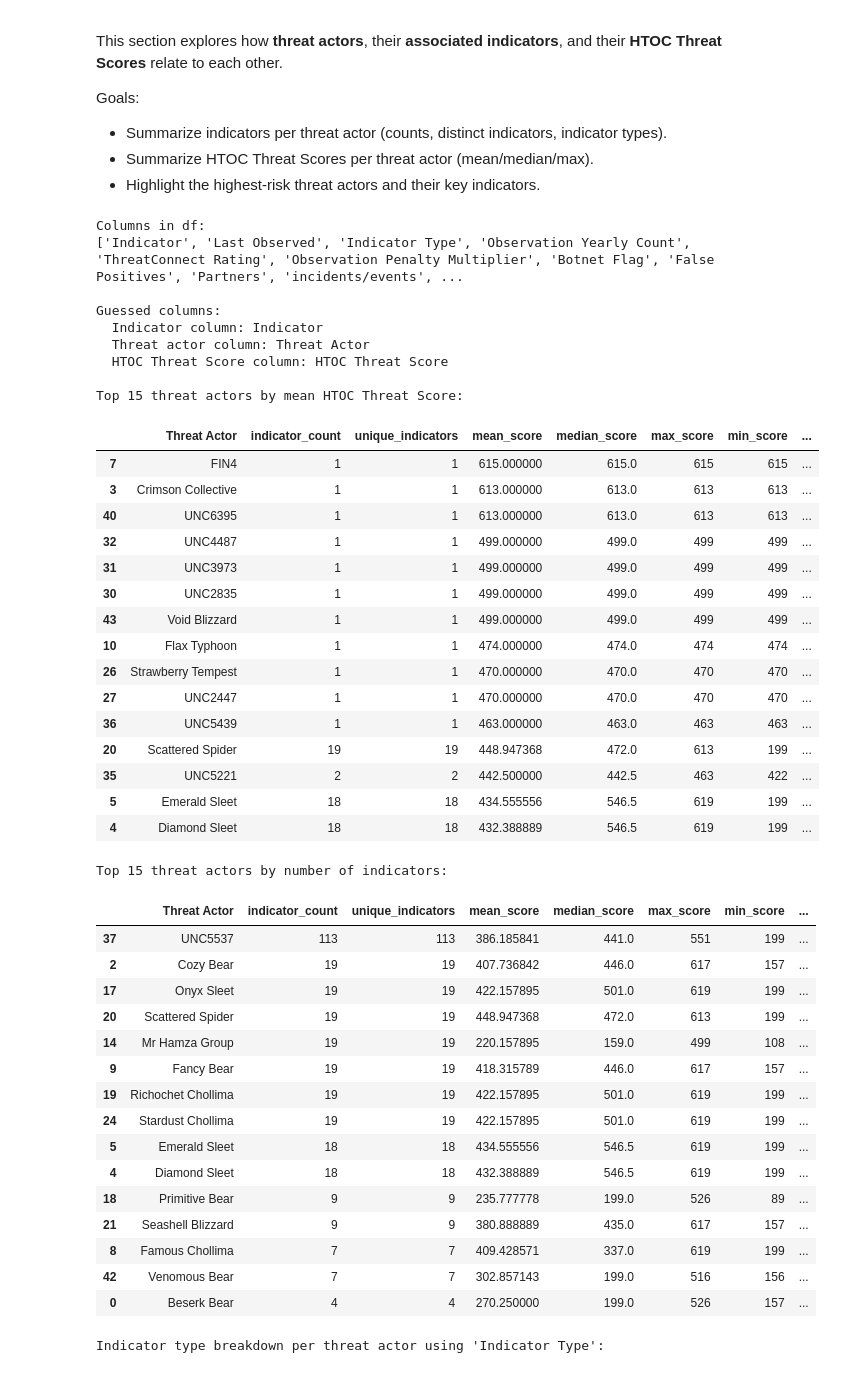
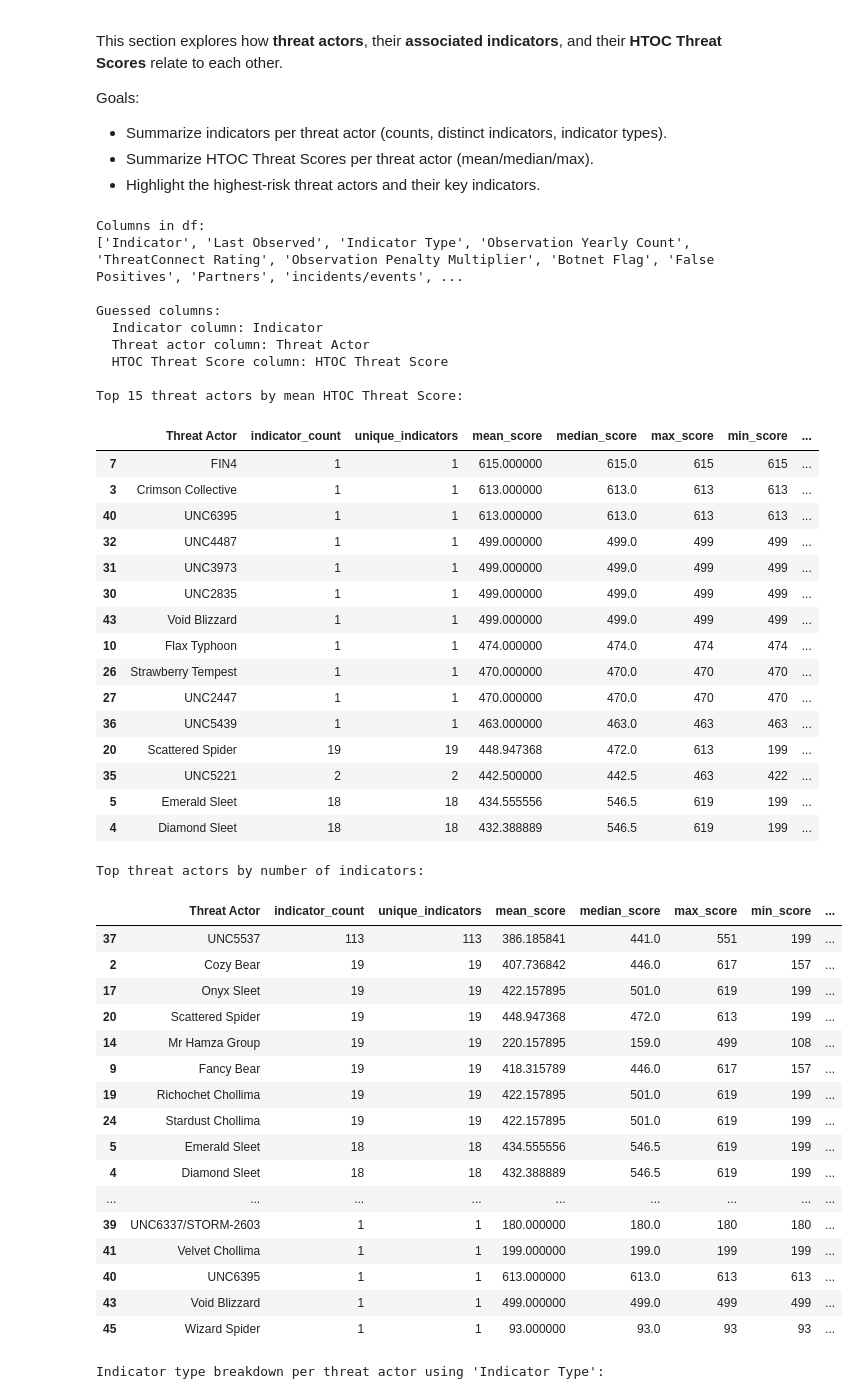
Before and after one commit to jaytlinaskew-OIS/HTOC, a Jupyter notebook: notebooks/ThreatAssessment Scoring/ThreatActorScoreAnalysis.ipynb, the cells around one changed output. Saved outputs shown, nothing was run; the diff lists cells and outputs as text; code cells hidden in the pictures.

```diff
--- a/notebooks/ThreatAssessment Scoring/ThreatActorScoreAnalysis.ipynb
+++ b/notebooks/ThreatAssessment Scoring/ThreatActorScoreAnalysis.ipynb
@@ -126,9 +126,9 @@ agg_sorted_by_score = agg.sort_values("mean_score", ascending=False)
 print("\nTop 15 threat actors by mean HTOC Threat Score:")
 display(agg_sorted_by_score.head(15))
 
-print("\nTop 15 threat actors by number of indicators:")
+print("\nTop threat actors by number of indicators:")
 agg_sorted_by_indicators = agg.sort_values("indicator_count", ascending=False)
-display(agg_sorted_by_indicators.head(15))
+display(agg_sorted_by_indicators)
 
 # Optional: indicator type breakdown per actor if column exists
 indicator_type_col = None
@@ -247,12 +247,28 @@ plt.ylabel("Threat Actor")
 plt.tight_layout()
 plt.show()
 
-# Combined barplot: indicator count and mean score by threat actor
-# Sort actors by mean score so y-axis is ordered by risk
+# Combined barplot: indicator count, mean HTOC score, and mean ThreatConnect score by threat actor
+# Sort actors by mean HTOC score so y-axis is ordered by risk
 combined = agg.sort_values("mean_score", ascending=False).copy()
+
+# Add mean ThreatConnect Score per threat actor if column exists
+threatconnect_score_col = None
+for c in df.columns:
+    if "threatconnect score" in c.lower():
+        threatconnect_score_col = c
+        break
+
+if threatconnect_score_col is not None:
+    tc_mean = (
+        work_df.groupby(threat_actor_col)[threatconnect_score_col]
+        .mean()
+        .reset_index(name="mean_tc_score")
+    )
+    combined = combined.merge(tc_mean, on=threat_actor_col, how="left")
+
 combined_long = combined.melt(
     id_vars=[threat_actor_col],
-    value_vars=["indicator_count", "mean_score"],
+    value_vars=["indicator_count", "mean_score", "mean_tc_score"],
     var_name="metric",
     value_name="value",
 )
@@ -260,7 +276,8 @@ combined_long = combined.melt(
 # Friendlier metric labels for the legend
 metric_name_map = {
     "indicator_count": "Indicator Count",
-    "mean_score": "Mean Threat Score",
+    "mean_score": "Mean HTOC Threat Score",
+    "mean_tc_score": "Mean ThreatConnect Score",
 }
 combined_long["metric"] = combined_long["metric"].map(metric_name_map)
 
@@ -298,7 +315,7 @@ for (start, end, label) in zip(scoring_bins[:-1], scoring_bins[1:], label_bins):
         fontweight="bold",
     )
 
-plt.title("Threat Actors: Indicator Count and Mean HTOC Threat Score (Severity Buckets)")
+plt.title("Threat Actors: Indicator Count, Mean HTOC Score, and Mean ThreatConnect Score (Severity Buckets)")
 plt.xlabel("Value (indicator count or mean score)")
 plt.ylabel("Threat Actor")
 plt.legend(title="Metric", loc="best")
@@ -314,39 +331,40 @@ Guessed columns:
   HTOC Threat Score column: HTOC Threat Score
 
 Top 15 threat actors by mean HTOC Threat Score:
 |  | Threat Actor | indicator_count | unique_indicators | mean_score | median_score | max_score | min_score | ... |
 | 7 | FIN4 | 1 | 1 | 615.000000 | 615.0 | 615 | 615 | ... |
 | 3 | Crimson Collective | 1 | 1 | 613.000000 | 613.0 | 613 | 613 | ... |
 | 40 | UNC6395 | 1 | 1 | 613.000000 | 613.0 | 613 | 613 | ... |
 | 32 | UNC4487 | 1 | 1 | 499.000000 | 499.0 | 499 | 499 | ... |
 | 31 | UNC3973 | 1 | 1 | 499.000000 | 499.0 | 499 | 499 | ... |
 | 30 | UNC2835 | 1 | 1 | 499.000000 | 499.0 | 499 | 499 | ... |
 | 43 | Void Blizzard | 1 | 1 | 499.000000 | 499.0 | 499 | 499 | ... |
 | 10 | Flax Typhoon | 1 | 1 | 474.000000 | 474.0 | 474 | 474 | ... |
 | 26 | Strawberry Tempest | 1 | 1 | 470.000000 | 470.0 | 470 | 470 | ... |
 | 27 | UNC2447 | 1 | 1 | 470.000000 | 470.0 | 470 | 470 | ... |
 | 36 | UNC5439 | 1 | 1 | 463.000000 | 463.0 | 463 | 463 | ... |
 | 20 | Scattered Spider | 19 | 19 | 448.947368 | 472.0 | 613 | 199 | ... |
 | 35 | UNC5221 | 2 | 2 | 442.500000 | 442.5 | 463 | 422 | ... |
 | 5 | Emerald Sleet | 18 | 18 | 434.555556 | 546.5 | 619 | 199 | ... |
 | 4 | Diamond Sleet | 18 | 18 | 432.388889 | 546.5 | 619 | 199 | ... |
-Top 15 threat actors by number of indicators:
+Top threat actors by number of indicators:
 |  | Threat Actor | indicator_count | unique_indicators | mean_score | median_score | max_score | min_score | ... |
 | 37 | UNC5537 | 113 | 113 | 386.185841 | 441.0 | 551 | 199 | ... |
 | 2 | Cozy Bear | 19 | 19 | 407.736842 | 446.0 | 617 | 157 | ... |
 | 17 | Onyx Sleet | 19 | 19 | 422.157895 | 501.0 | 619 | 199 | ... |
 | 20 | Scattered Spider | 19 | 19 | 448.947368 | 472.0 | 613 | 199 | ... |
 | 14 | Mr Hamza Group | 19 | 19 | 220.157895 | 159.0 | 499 | 108 | ... |
 | 9 | Fancy Bear | 19 | 19 | 418.315789 | 446.0 | 617 | 157 | ... |
 | 19 | Richochet Chollima | 19 | 19 | 422.157895 | 501.0 | 619 | 199 | ... |
 | 24 | Stardust Chollima | 19 | 19 | 422.157895 | 501.0 | 619 | 199 | ... |
 | 5 | Emerald Sleet | 18 | 18 | 434.555556 | 546.5 | 619 | 199 | ... |
 | 4 | Diamond Sleet | 18 | 18 | 432.388889 | 546.5 | 619 | 199 | ... |
-| 18 | Primitive Bear | 9 | 9 | 235.777778 | 199.0 | 526 | 89 | ... |
-| 21 | Seashell Blizzard | 9 | 9 | 380.888889 | 435.0 | 617 | 157 | ... |
-| 8 | Famous Chollima | 7 | 7 | 409.428571 | 337.0 | 619 | 199 | ... |
-| 42 | Venomous Bear | 7 | 7 | 302.857143 | 199.0 | 516 | 156 | ... |
-| 0 | Beserk Bear | 4 | 4 | 270.250000 | 199.0 | 526 | 157 | ... |
+| ... | ... | ... | ... | ... | ... | ... | ... | ... |
+| 39 | UNC6337/STORM-2603 | 1 | 1 | 180.000000 | 180.0 | 180 | 180 | ... |
+| 41 | Velvet Chollima | 1 | 1 | 199.000000 | 199.0 | 199 | 199 | ... |
+| 40 | UNC6395 | 1 | 1 | 613.000000 | 613.0 | 613 | 613 | ... |
+| 43 | Void Blizzard | 1 | 1 | 499.000000 | 499.0 | 499 | 499 | ... |
+| 45 | Wizard Spider | 1 | 1 | 93.000000 | 93.0 | 93 | 93 | ... |
 Indicator type breakdown per threat actor using 'Indicator Type':
 |  | Threat Actor | Indicator Type | count |
 | 0 | Beserk Bear | Address | 4 |
```
Also changed, not shown: parts of 7 cells of this notebook.
